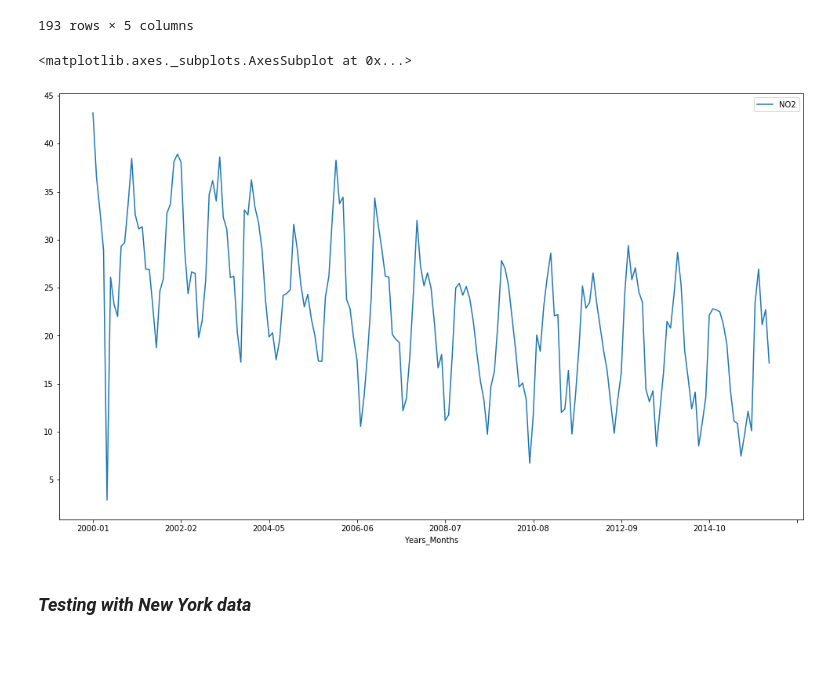
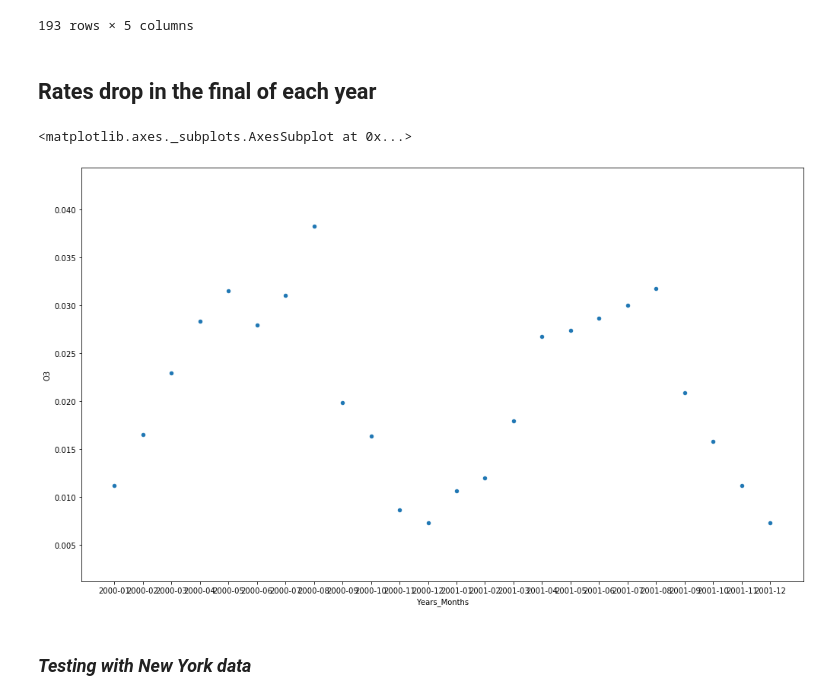
Before and after one commit to mehertech55/Climate-Change-Analysis, a Jupyter notebook: pollution_data_analysis.ipynb, the cells around one changed output. Drawn from its saved outputs; the diff is of its cells as text; code cells hidden in the pictures; blank space fills up the shorter version.

```diff
--- a/pollution_data_analysis.ipynb
+++ b/pollution_data_analysis.ipynb
@@ -85,7 +85,7 @@ cities_to_drop = data[~(data.City == 'Los Angeles') &
                        ~(data.City == 'New York') &
                        ~(data.City == 'Newark') &
                        ~(data.City == 'Philadelphia') &
-                       ~(data.City == 'Denver') &
+                       ~(data.City == 'Denver') a&
                        ~(data.City == 'Dallas') &
                        ~(data.City == 'Houston') &
                        ~(data.City == 'Portland') &
@@ -242,11 +242,13 @@ phoenix_gases_df
 | 191 | 2016-02 | 22.7075 | 0.0180 | 0.7228 | 0.7045 |
 | 192 | 2016-03 | 17.1480 | 0.0278 | 0.4204 | 0.5051 |
 193 rows × 5 columns
+# %% [markdown]
+<h2>Rates drop in the final of each year</h2>
 # %%
-phoenix_gases_df.plot.line(figsize=(17,10), y='NO2', x='Years_Months')
+phoenix_gases_df.iloc[0:24].plot.scatter(figsize=(17,10), y='O3', x='Years_Months')
 # %% [output]
 <matplotlib.axes._subplots.AxesSubplot at 0x...>
-[figure, old version]
+[figure, new version]
 # %% [markdown]
 <h3><i>Testing with New York data</i></h3>
 # %%
```
Also changed, not shown: parts of 4 cells of this notebook, 1 other file.
